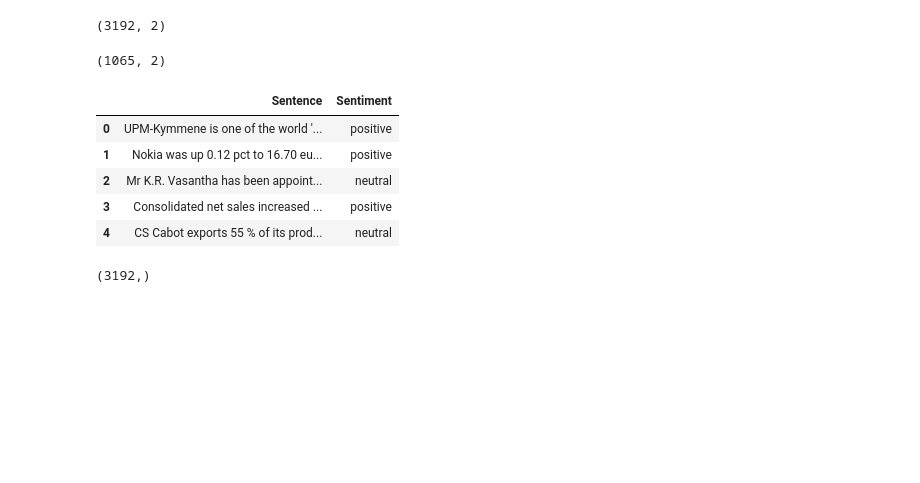
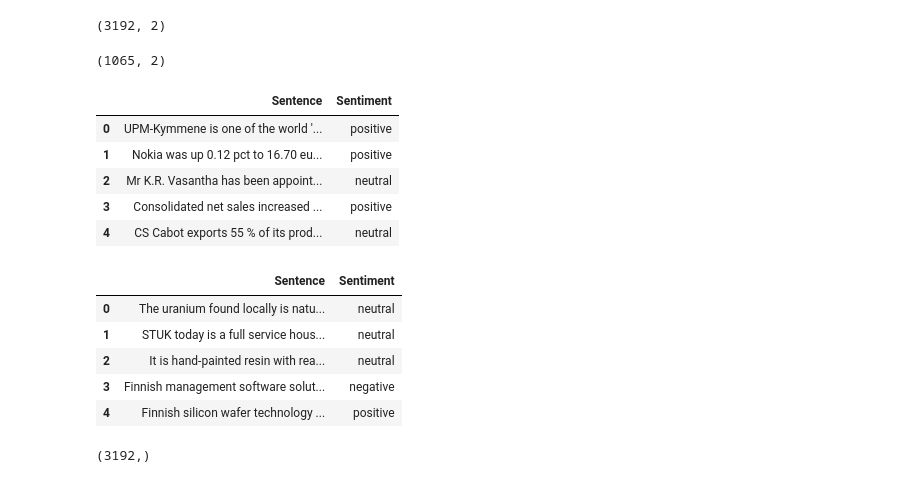
Before and after one commit to leoAshu/financial-sentiment-analysis, a Jupyter notebook: notebooks/model_selection.ipynb, the cells around one changed output. Saved outputs shown, nothing was run; the diff lists cells and outputs as text; code cells hidden in the pictures; blank space fills up the shorter version.

```diff
--- a/notebooks/model_selection.ipynb
+++ b/notebooks/model_selection.ipynb
@@ -33,22 +34,29 @@ from word2vec_utils import transform
 # %%
 # load train and validation sets into dataframe
 df_train = pd.read_csv('../data/train_data.csv')
 df_valid = pd.read_csv('../data/valid_data.csv')
 
 # shape of train and test sets: (rows, columns)
 display(df_train.shape, df_valid.shape)
 
-# first 5 datapoints of train set
-df_train.head()
+# first 5 datapoints of train and validation sets
+display(df_train.head())
+display(df_valid.head())
 # %% [output]
 (3192, 2)
 (1065, 2)
 |  | Sentence | Sentiment |
 | 0 | UPM-Kymmene is one of the world '... | positive |
 | 1 | Nokia was up 0.12 pct to 16.70 eu... | positive |
 | 2 | Mr K.R. Vasantha has been appoint... | neutral |
 | 3 | Consolidated net sales increased ... | positive |
 | 4 | CS Cabot exports 55 % of its prod... | neutral |
+|  | Sentence | Sentiment |
+| 0 | The uranium found locally is natu... | neutral |
+| 1 | STUK today is a full service hous... | neutral |
+| 2 | It is hand-painted resin with rea... | neutral |
+| 3 | Finnish management software solut... | negative |
+| 4 | Finnish silicon wafer technology ... | positive |
 # %%
 # extract independent features
 # preprocess text column
```
Also changed, not shown: parts of 11 cells of this notebook.
